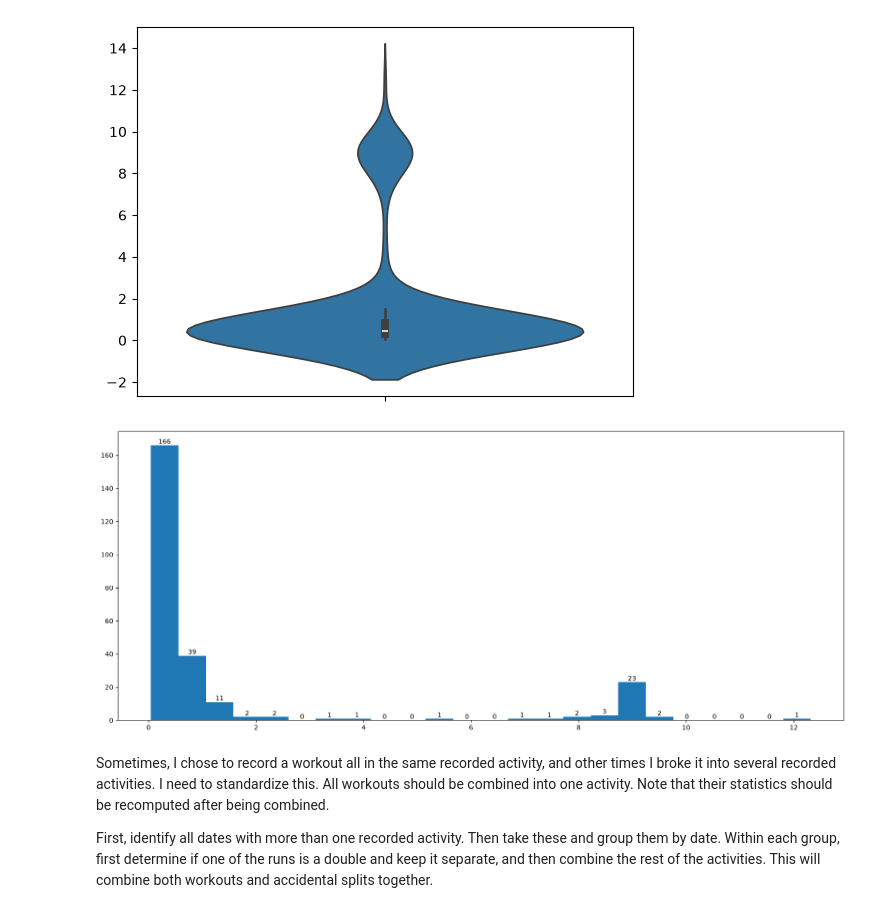
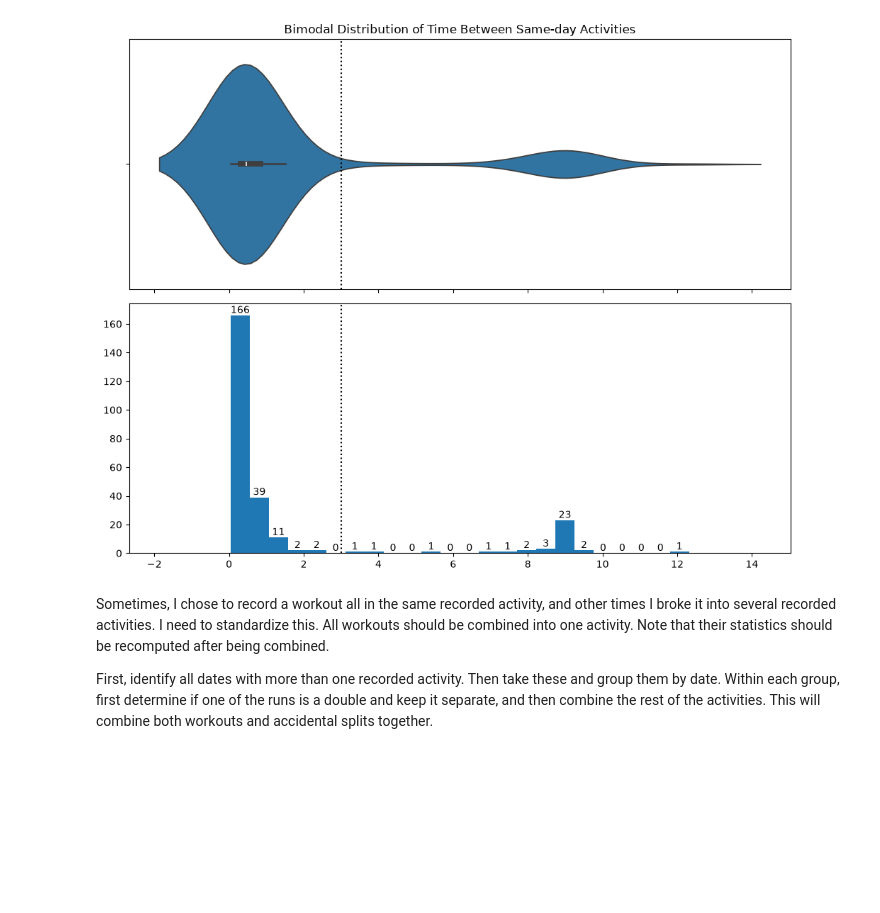
Before and after one commit to ryguy2k4/xc-routes, a Jupyter notebook: notebooks/multi_run_sorting.ipynb, the cells around one changed output. Cells and saved outputs as stored; diff of their text form; code cells hidden in the pictures; blank space fills up the shorter version.

```diff
--- a/notebooks/multi_run_sorting.ipynb
+++ b/notebooks/multi_run_sorting.ipynb
@@ -34,27 +34,28 @@ gdf_track_info_multiples = gdf_track_info.loc[gdf_track_info['track_file_date'].
 # %%
 # plots exploring doubles
 diff_list = []
 for group_name, group in gdf_track_info_multiples.groupby("track_file_date"):
     diff_list += list(group["start_datetime"].diff().apply(lambda x: x.total_seconds()/60).values[1::])
 
 diff_list = np.array(diff_list) / 60
 
-sns.violinplot(diff_list)
-plt.show()
+fig, ax = plt.subplots(2, 1, figsize=(10, 8), sharex=True)
 
-plt.figure(figsize=(20, 8))
+sns.violinplot(diff_list, ax=ax[0], orient='h')
 
-cts, bins, patches = plt.hist(diff_list, bins=24)
-
+cts, bins, patches = ax[1].hist(diff_list, bins=24)
 for c, left, right in zip(cts, bins[:-1], bins[1:]):
     center = (left + right) / 2
-    plt.text(center, c, f'{int(c)}',
-             ha='center', va='bottom')
+    ax[1].text(center, c, f'{int(c)}', ha='center', va='bottom')
 
+ax[0].axvline(3, c='k', ls='dotted')
+ax[1].axvline(3, c='k', ls='dotted')
+ax[0].set_title("Bimodal Distribution of Time Between Same-day Activities")
+
+plt.tight_layout()
 plt.show()
 # %% [output]
-[figure, old version]
+[figure, new version]
-[figure, removed]
 # %% [markdown]
 Sometimes, I chose to record a workout all in the same recorded activity, and other times I broke it into several recorded activities. I need to standardize this. All workouts should be combined into one activity. Note that their statistics should be recomputed after being combined.
 
```
Also changed, not shown: 2 other files.
